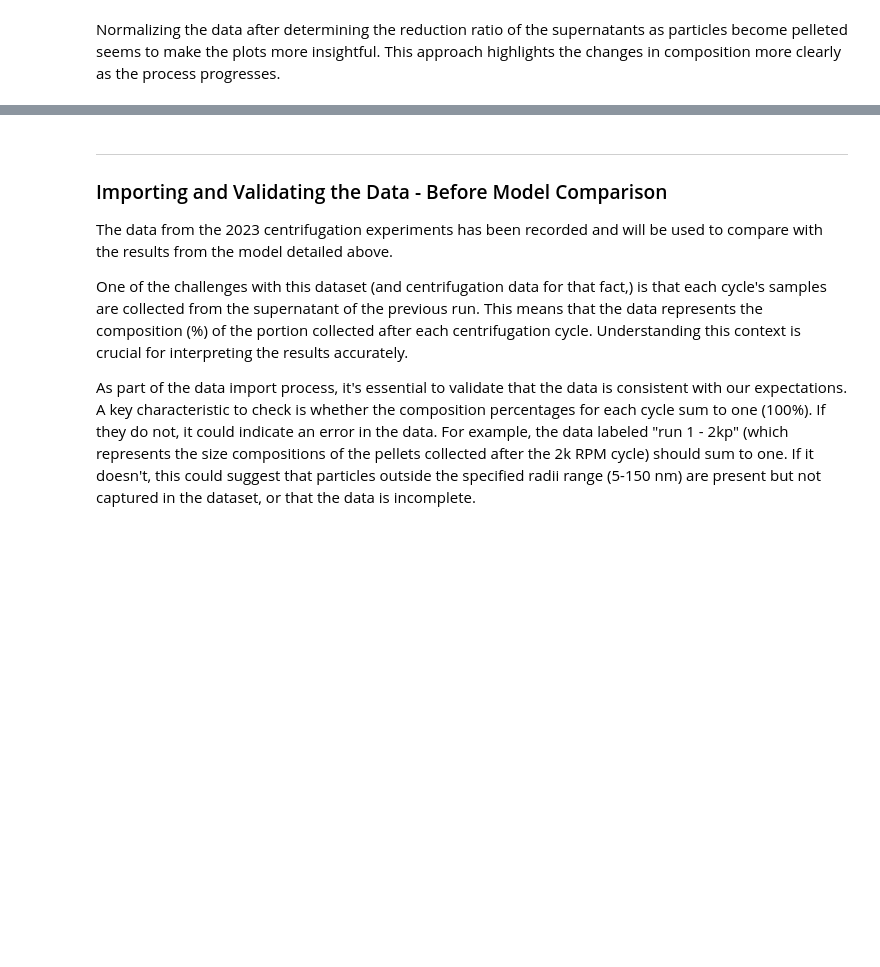
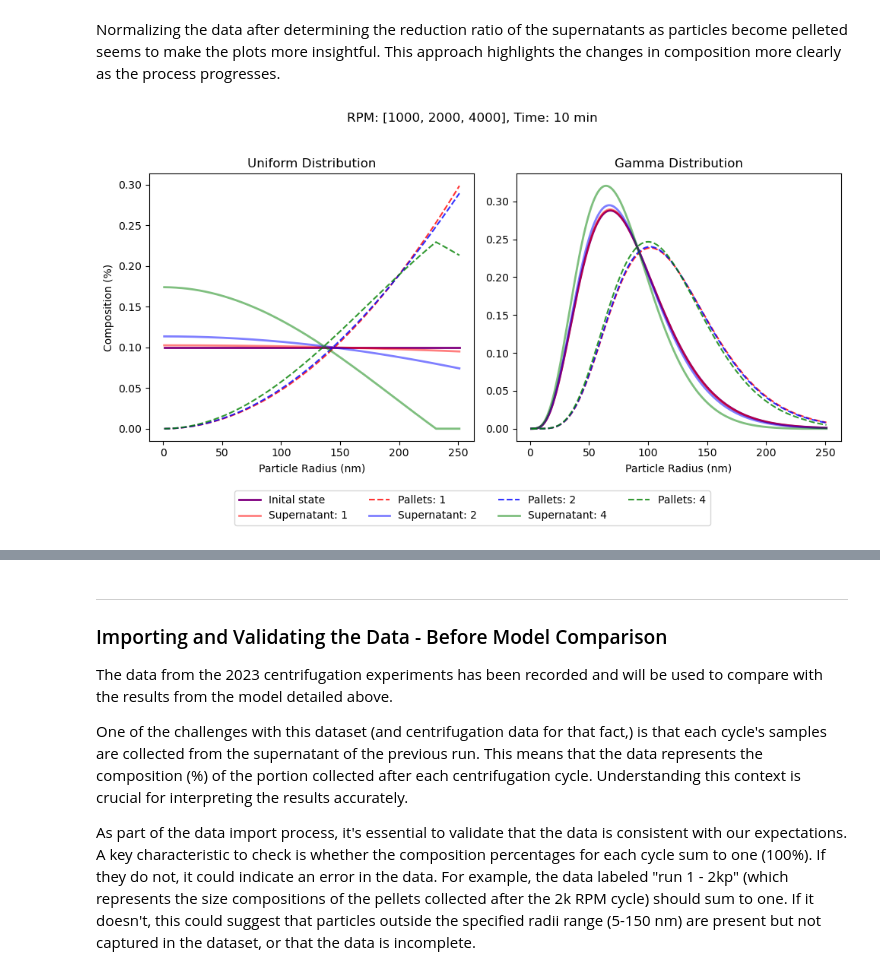
Before and after one commit to williammcmp/Nano-Particle-Playground, a Jupyter notebook: Centrifugation Model.ipynb, the cells around one changed output, grey strips where cells are left out. Drawn from its saved outputs; the diff is of its cells as text; code cells hidden in the pictures; blank space fills up the shorter version.

Commit message:
(WIP) more work on centrifugation model

```diff
--- a/Centrifugation Model.ipynb
+++ b/Centrifugation Model.ipynb
@@ -407,3 +408,91 @@ plt.show()
 [figure]
 # %% [markdown]
 Normalizing the data after determining the reduction ratio of the supernatants as particles become pelleted seems to make the plots more insightful. This approach highlights the changes in composition more clearly as the process progresses.
+# %%
+# Does the size distribution need to be normalised after each cycle?
+RPMS = [1000, 2000, 4000]
+count = 1000
+
+
+# Inital size distribution - uniformed distribution
+size = np.linspace(1,251,count) * 1e-9
+
+shape_param = 5  # shape parameter (k)
+scale_param = 17  # scale parameter (theta)
+
+# 2 different distributions are used to see the shift in particle size distro from different inital states
+probability_uniformed = np.ones(count)
+probability_gamma = gamma.pdf(size * 1e9, shape_param, scale=scale_param)
+
+
+# Normalize the probability --> just to ensure it works as expected
+probability_uniformed /= np.sum(probability_uniformed)
+probability_gamma /= np.sum(probability_gamma)
+# rpm = 4000
+
+# This is the centrifugation time --> could be named duration
+times = 10
+
+
+# Define a color cycle for different runs
+colors = ['red', 'blue', 'green', 'pink', 'grey']
+index = 0
+
+fig, ax = plt.subplots(1,2, figsize=(10,5))
+
+# Plotting the inital state of the particle distros
+ax[0].plot(size*1e9, probability_uniformed * 1e2, label=f"Inital state", linewidth=2, color='purple')
+ax[1].plot(size*1e9, probability_gamma * 1e2, label=f"Inital state", linewidth=2, color='purple')
+
+# Loop over each run
+for rpm in RPMS:
+
+    # At each run, the pallets are set to zero --> due colloids are supernate in each sample
+    pallets_uniformed = np.zeros(count)
+    pallets_gamma = np.zeros(count)
+
+    # loop over each particle size
+    for particle in range(count):
+        probability_uniformed[particle], pallets_uniformed[particle] = cal_supernate_and_pallets(size[particle], probability_uniformed[particle], times,
+                                              particle_density, liquid_density, liquid_viscosity,
+                                             rpm, arm_length, length)
+        probability_gamma[particle], pallets_gamma[particle] = cal_supernate_and_pallets(size[particle], probability_gamma[particle], times,
+                                              particle_density, liquid_density, liquid_viscosity,
+                                             rpm, arm_length, length)
+
+    # normalising prob and pallets
+
+    probability_uniformed /= np.sum(probability_uniformed)
+    pallets_uniformed /= np.sum(pallets_uniformed)
+
+    probability_gamma /= np.sum(probability_gamma)
+    pallets_gamma /= np.sum(pallets_gamma)
+
+    ax[0].plot(size*1e9, probability_uniformed * 1e2, label=f"Supernatant: {rpm/1000:.0f}", alpha = 0.5, linewidth=2, color=colors[index])
+    ax[0].plot(size*1e9, pallets_uniformed * 1e2, label=f"Pallets: {rpm/1000:.0f}", alpha=0.8, linestyle='--', color=colors[index])
+
+    ax[1].plot(size*1e9, probability_gamma * 1e2, label=f"Supernatant: {rpm/1000:.0f}", alpha = 0.5, linewidth=2, color=colors[index])
+    ax[1].plot(size*1e9, pallets_gamma * 1e2, label=f"Pallets: {rpm/1000:.0f}", alpha=0.8, linestyle='--', color=colors[index])
+    # ax[1].scatter(run1_model_df['Radii(nm)'],  run1_model_df[f'{rpm/1000:.0f}']* 1e2, label=f"results Pallets: {rpm/1000:.0f}", alpha=0.8, linestyle='+', color=colors[index])
+
+    index += 1
+
+
+# Titles and labels
+ax[0].set_title("Uniform Distribution")
+ax[1].set_title("Gamma Distribution")
+fig.suptitle(f"RPM: {RPMS}, Time: {times} min")
+
+# assigning the lables to plot axies
+for a in ax:
+    a.set_xlabel("Particle Radius (nm)")
+ax[0].set_ylabel("Composition (%)")
+
+# Shared legend placed below the plots
+handles, labels = ax[1].get_legend_handles_labels()
+fig.legend(handles, labels, loc='upper center', bbox_to_anchor=(0.5, -0.0), ncol=4)
+
+plt.tight_layout(rect=[0, 0, 1, 0.95])
+plt.show()
+# %% [output]
+[figure, added]
```
Also changed, not shown: parts of 9 cells of this notebook.
